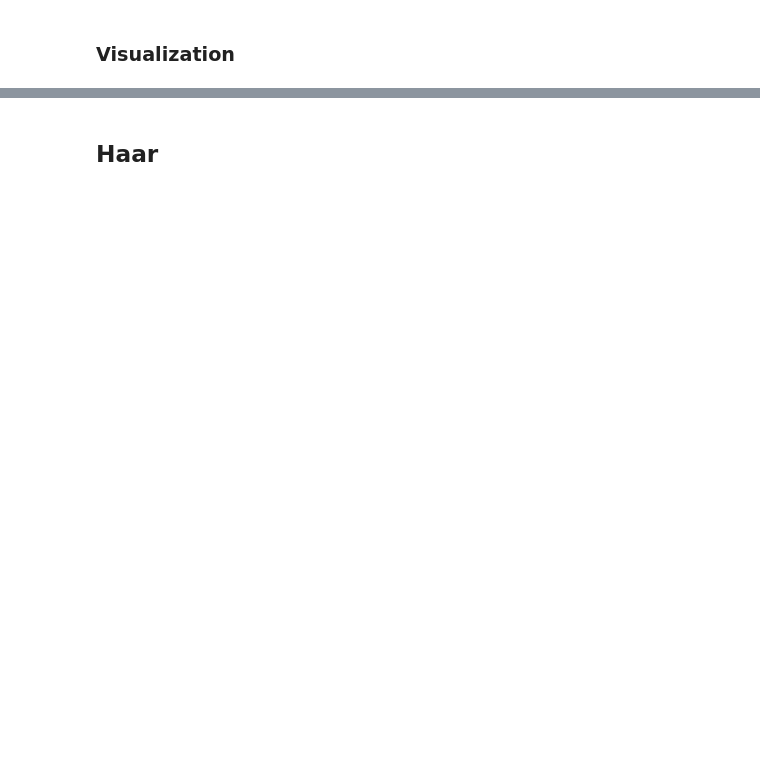
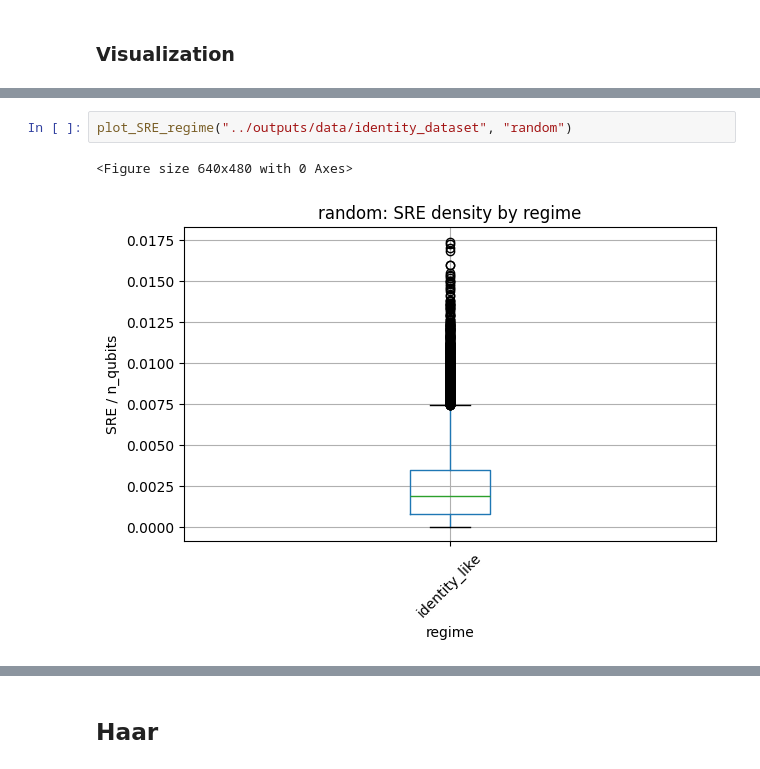
Before and after one commit to VicLambert/qml-quansistor-entropy, a Jupyter notebook: qqe/notebooks/SRE_distributions.ipynb, the cells around one changed output, grey strips where cells are left out. Saved outputs shown, nothing was run; the diff lists cells and outputs as text; blank space fills up the shorter version.

```diff
--- a/qqe/notebooks/SRE_distributions.ipynb
+++ b/qqe/notebooks/SRE_distributions.ipynb
@@ -156,0 +248,5 @@ for family in df["family"].unique():
+# %%
+plot_SRE_regime("../outputs/data/identity_dataset", "random")
+# %% [output]
+<Figure size 640x480 with 0 Axes>
+[figure, added]
```
Also changed, not shown: parts of 34 cells of this notebook, 4 other files.
